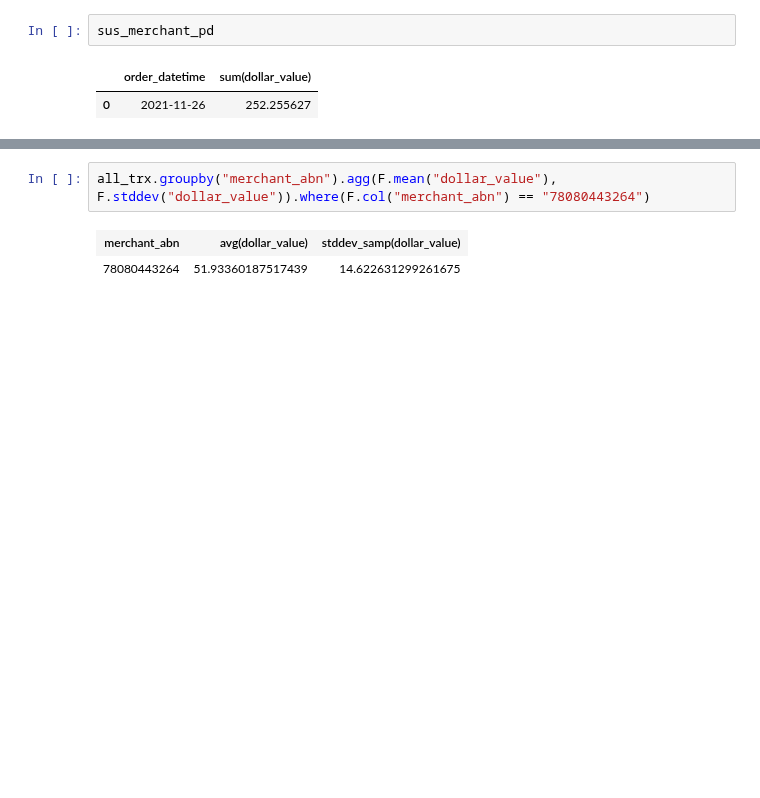
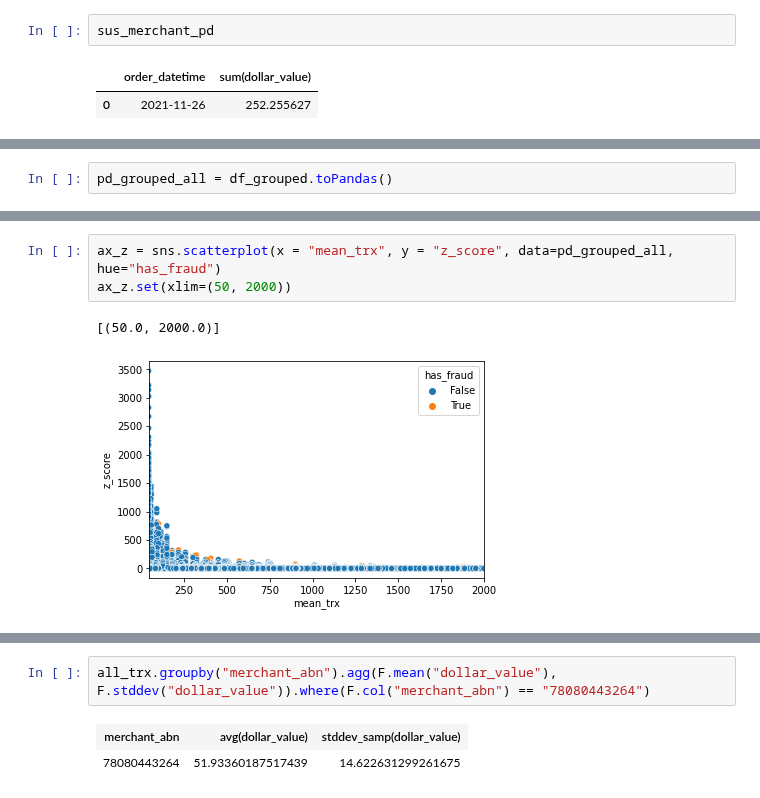
Before and after one commit to MAST30034-Applied-Data-Science/generic-buy-now-pay-later-project-group-11, a Jupyter notebook: notebooks/fraud_analysis.ipynb, the cells around one changed output, grey strips where cells are left out. Drawn from its saved outputs; the diff is of its cells as text; blank space fills up the shorter version.

```diff
--- a/notebooks/fraud_analysis.ipynb
+++ b/notebooks/fraud_analysis.ipynb
@@ -593,0 +556,2 @@ all_trx.groupby(["merchant_abn", "order_datetime"]).sum("dollar_value").where((F
+# %%
+pd_grouped_all = df_grouped.toPandas()
@@ -593,0 +586,6 @@ all_trx.groupby(["merchant_abn", "order_datetime"]).sum("dollar_value").where((F
+# %%
+ax_z = sns.scatterplot(x = "mean_trx", y = "z_score", data=pd_grouped_all, hue="has_fraud")
+ax_z.set(xlim=(50, 2000))
+# %% [output]
+[(50.0, 2000.0)]
+[figure, added]
```
Also changed, not shown: parts of 73 cells of this notebook, 1 other file.
